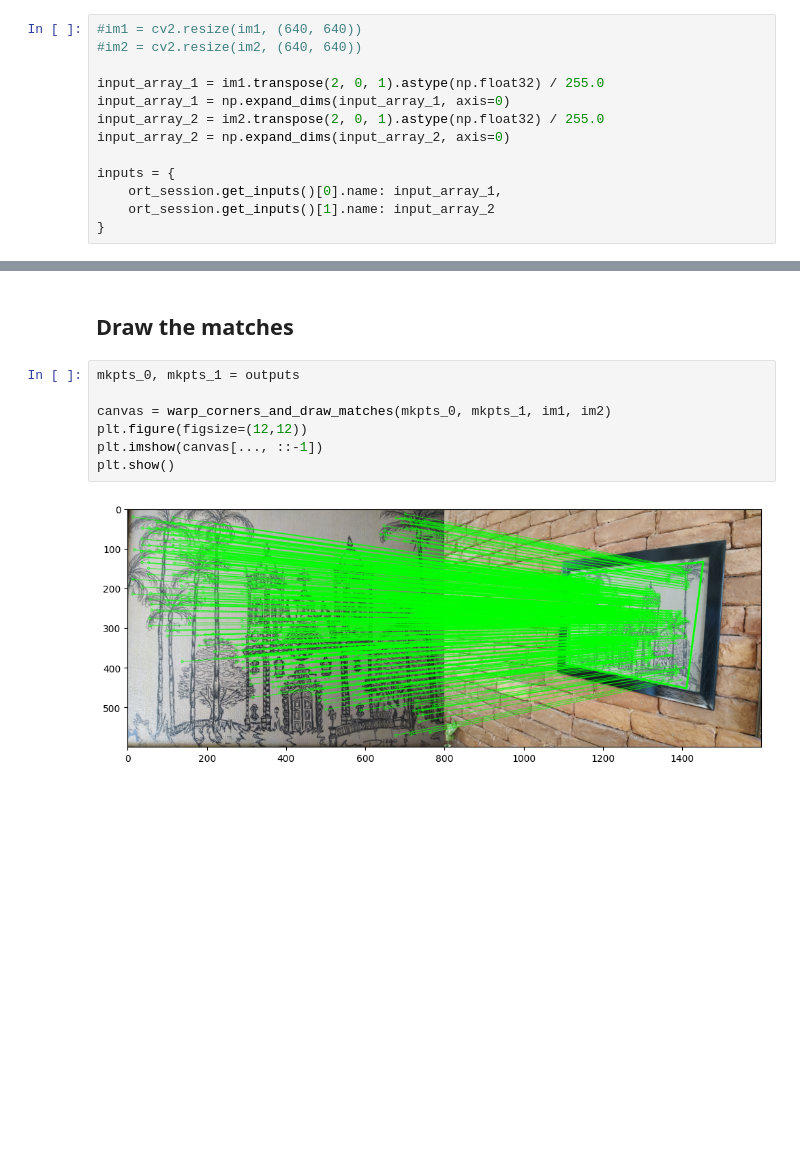
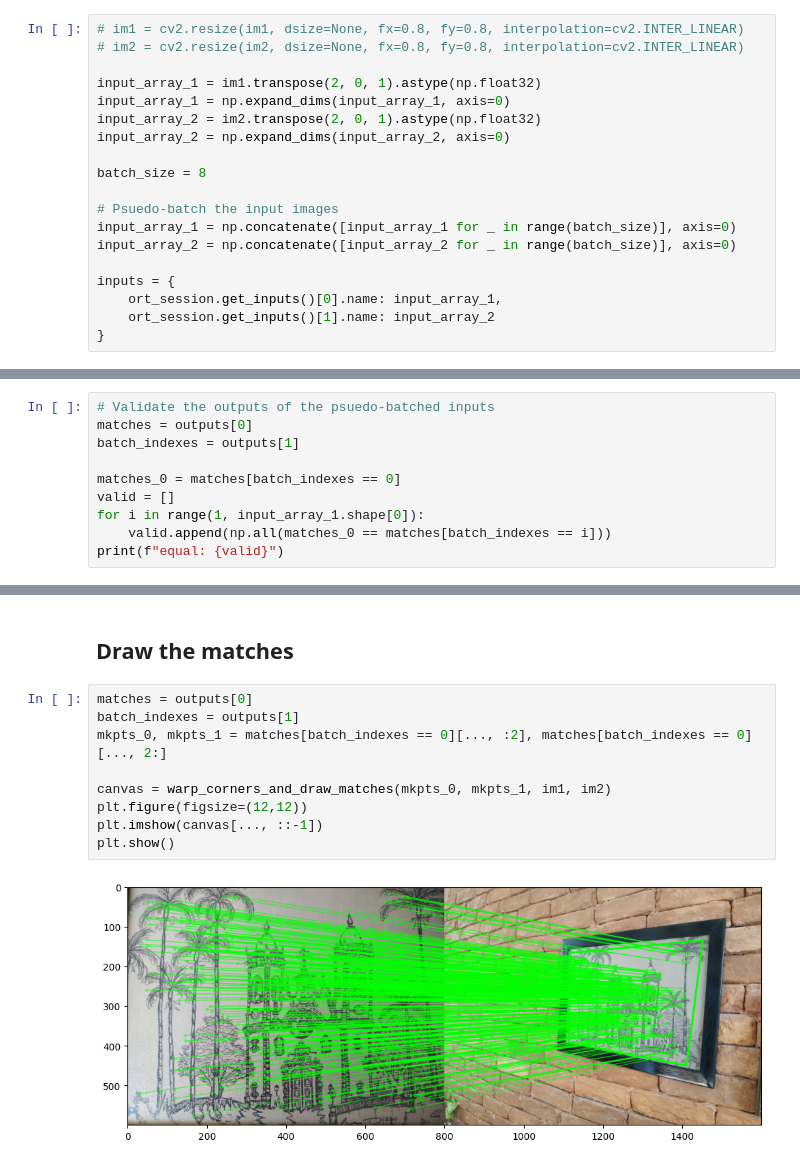
Before and after one commit to verlab/accelerated_features, a Jupyter notebook: notebooks/xfeat_matching_onnxruntime.ipynb, the cells around one changed output, grey strips where cells are left out. Saved outputs shown, nothing was run; the diff lists cells and outputs as text; blank space fills up the shorter version.

```diff
--- a/notebooks/xfeat_matching_onnxruntime.ipynb
+++ b/notebooks/xfeat_matching_onnxruntime.ipynb
@@ -90,13 +87,19 @@ Output name: mkpts_1, shape: ['Slicemkpts_0_dim_0', 2]
 # %% [markdown]
 ## Prepare the input tensor
 # %%
-#im1 = cv2.resize(im1, (640, 640))
-#im2 = cv2.resize(im2, (640, 640))
+# im1 = cv2.resize(im1, dsize=None, fx=0.8, fy=0.8, interpolation=cv2.INTER_LINEAR)
+# im2 = cv2.resize(im2, dsize=None, fx=0.8, fy=0.8, interpolation=cv2.INTER_LINEAR)
 
-input_array_1 = im1.transpose(2, 0, 1).astype(np.float32) / 255.0
+input_array_1 = im1.transpose(2, 0, 1).astype(np.float32)
 input_array_1 = np.expand_dims(input_array_1, axis=0)
-input_array_2 = im2.transpose(2, 0, 1).astype(np.float32) / 255.0
+input_array_2 = im2.transpose(2, 0, 1).astype(np.float32)
 input_array_2 = np.expand_dims(input_array_2, axis=0)
+
+batch_size = 8
+
+# Psuedo-batch the input images
+input_array_1 = np.concatenate([input_array_1 for _ in range(batch_size)], axis=0)
+input_array_2 = np.concatenate([input_array_2 for _ in range(batch_size)], axis=0)
 
 inputs = {
     ort_session.get_inputs()[0].name: input_array_1,
@@ -106,3 +109,13 @@ inputs = {
 ## Run matching
 # %%
 outputs = ort_session.run(None, inputs)
+# %%
+# Validate the outputs of the psuedo-batched inputs
+matches = outputs[0]
+batch_indexes = outputs[1]
+
+matches_0 = matches[batch_indexes == 0]
+valid = []
+for i in range(1, input_array_1.shape[0]):
+    valid.append(np.all(matches_0 == matches[batch_indexes == i]))
+print(f"equal: {valid}")
@@ -122,11 +141,13 @@ Average time: 0.0092 seconds
 # %% [markdown]
 ## Draw the matches
 # %%
-mkpts_0, mkpts_1 = outputs
+matches = outputs[0]
+batch_indexes = outputs[1]
+mkpts_0, mkpts_1 = matches[batch_indexes == 0][..., :2], matches[batch_indexes == 0][..., 2:]
 
 canvas = warp_corners_and_draw_matches(mkpts_0, mkpts_1, im1, im2)
 plt.figure(figsize=(12,12))
 plt.imshow(canvas[..., ::-1])
 plt.show()
 # %% [output]
-[figure, old version]
+[figure, new version]
```
Also changed, not shown: parts of 4 cells of this notebook, 2 other files.
